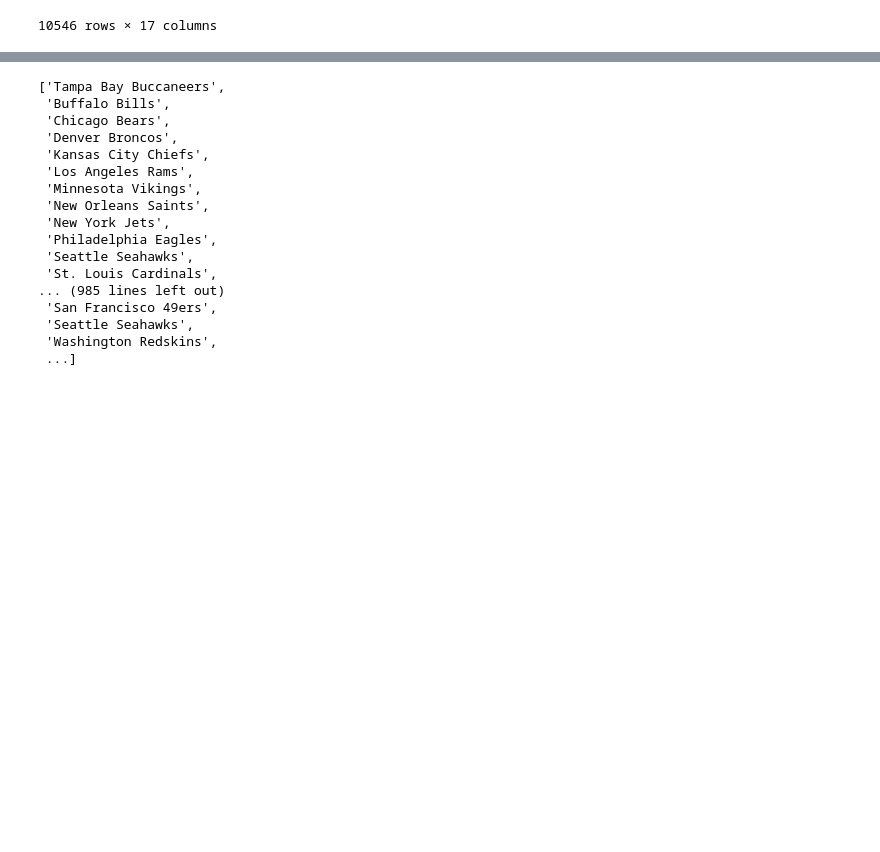
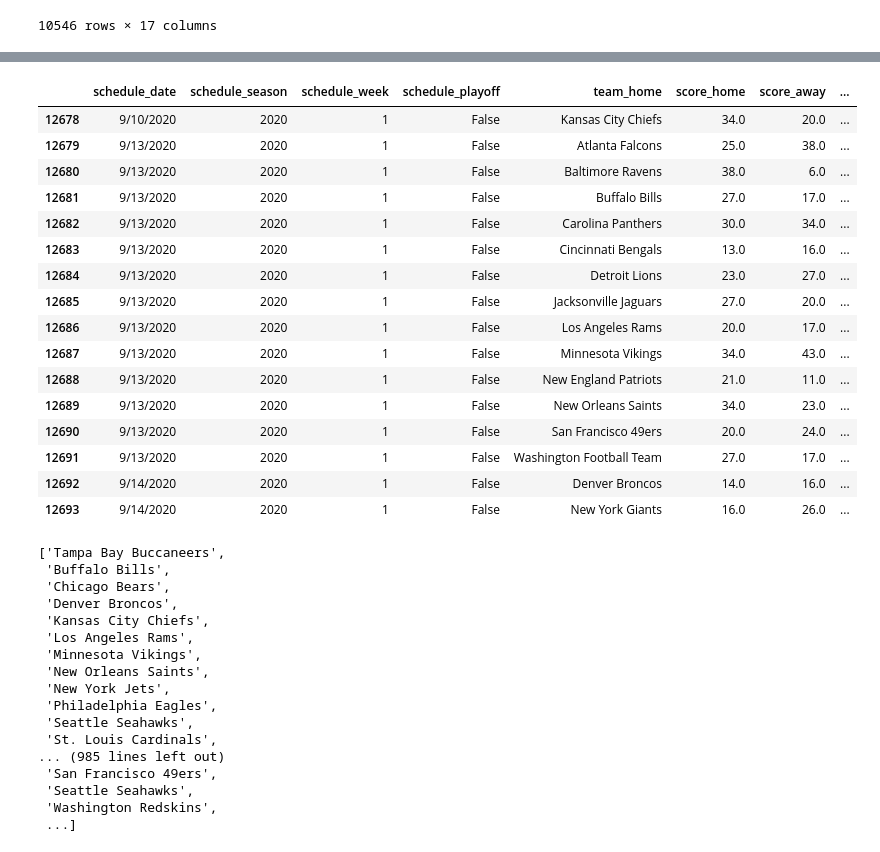
Before and after one commit to CooperWThompson/NFL-Gambling-Project, a Jupyter notebook: Cooper/Untitled.ipynb, the cells around one changed output, grey strips where cells are left out. Cells and saved outputs as stored; diff of their text form; code cells hidden in the pictures; blank space fills up the shorter version.

Commit message:
Uploading lots of preparing data

```diff
--- a/Cooper/Untitled.ipynb
+++ b/Cooper/Untitled.ipynb
@@ -6,7 +31,7 @@ import pandas as pd
 nfl_stadiums.csv       spreadspoke.R
 nfl_teams.csv          spreadspoke_scores.csv
 # %%
-df = pd.read_csv('betting data/spreadspoke_scores.csv')
+df = pd.read_csv('../betting data/spreadspoke_scores.csv')
 # %%
 df
 # %% [output]
@@ -89,3 +114,6 @@ df
 | 13229 | 1/30/2022 | 2021 | Conference | True | Kansas City Chiefs | 24.0 | 27.0 | ... |
 | 13230 | 1/30/2022 | 2021 | Conference | True | Los Angeles Rams | 20.0 | 17.0 | ... |
 10546 rows × 17 columns
+# %%
+df = df.loc[df['stadium_neutral'] == False]
+df
@@ -92,3 +134,23 @@ df
+# %%
+df.loc[(df['schedule_season'] == 2020) & (df['schedule_week'] == '1')]
+# %% [output]
+|  | schedule_date | schedule_season | schedule_week | schedule_playoff | team_home | score_home | score_away | ... |
+| 12678 | 9/10/2020 | 2020 | 1 | False | Kansas City Chiefs | 34.0 | 20.0 | ... |
+| 12679 | 9/13/2020 | 2020 | 1 | False | Atlanta Falcons | 25.0 | 38.0 | ... |
+| 12680 | 9/13/2020 | 2020 | 1 | False | Baltimore Ravens | 38.0 | 6.0 | ... |
+| 12681 | 9/13/2020 | 2020 | 1 | False | Buffalo Bills | 27.0 | 17.0 | ... |
+| 12682 | 9/13/2020 | 2020 | 1 | False | Carolina Panthers | 30.0 | 34.0 | ... |
+| 12683 | 9/13/2020 | 2020 | 1 | False | Cincinnati Bengals | 13.0 | 16.0 | ... |
+| 12684 | 9/13/2020 | 2020 | 1 | False | Detroit Lions | 23.0 | 27.0 | ... |
+| 12685 | 9/13/2020 | 2020 | 1 | False | Jacksonville Jaguars | 27.0 | 20.0 | ... |
+| 12686 | 9/13/2020 | 2020 | 1 | False | Los Angeles Rams | 20.0 | 17.0 | ... |
+| 12687 | 9/13/2020 | 2020 | 1 | False | Minnesota Vikings | 34.0 | 43.0 | ... |
+| 12688 | 9/13/2020 | 2020 | 1 | False | New England Patriots | 21.0 | 11.0 | ... |
+| 12689 | 9/13/2020 | 2020 | 1 | False | New Orleans Saints | 34.0 | 23.0 | ... |
+| 12690 | 9/13/2020 | 2020 | 1 | False | San Francisco 49ers | 20.0 | 24.0 | ... |
+| 12691 | 9/13/2020 | 2020 | 1 | False | Washington Football Team | 27.0 | 17.0 | ... |
+| 12692 | 9/14/2020 | 2020 | 1 | False | Denver Broncos | 14.0 | 16.0 | ... |
+| 12693 | 9/14/2020 | 2020 | 1 | False | New York Giants | 16.0 | 26.0 | ... |
 # %%
 home_teams = list(df['team_home'].values)
 home_teams
```
Also changed, not shown: parts of 163 cells of this notebook.
